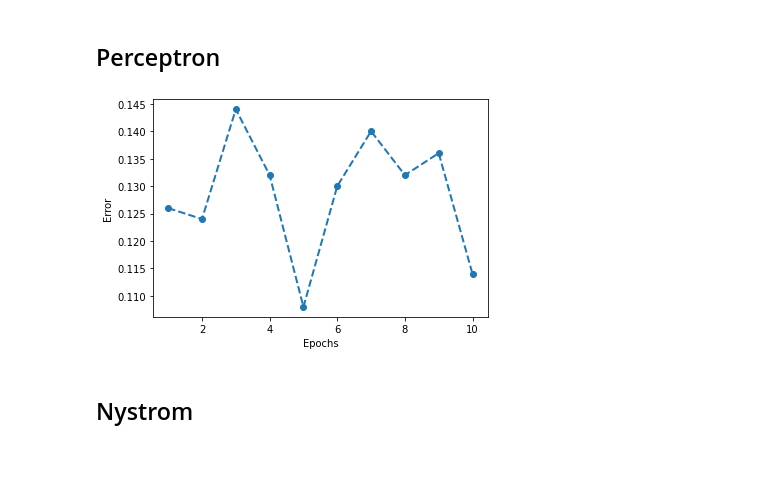
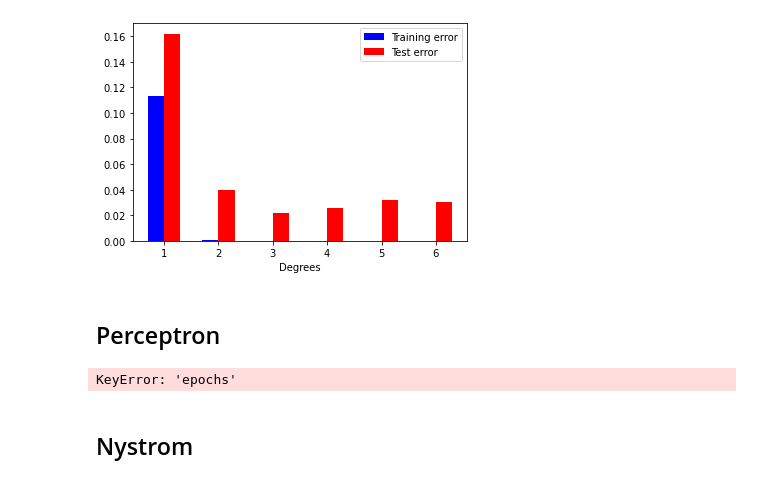
Before and after one commit to lfoscari/kernel-mnist, a Jupyter notebook: results.ipynb, the cells around one changed output. Saved outputs shown, nothing was run; the diff lists cells and outputs as text; code cells hidden in the pictures.

```diff
--- a/results.ipynb
+++ b/results.ipynb
@@ -23,15 +32,30 @@ def scatter(c):
+# %%
+w = 0.3
+
+training_errors = [kmp["epochs"]["10"]["degree"][str(d)]["training_error"] for d in degrees]
+test_errors = [kmp["epochs"]["10"]["degree"][str(d)]["test_error"] for d in degrees]
+
+ax = plt.subplot(111)
+plt.xticks([d + w / 2 for d in degrees], degrees)
+tre = ax.bar(degrees, training_errors, width=w, color="b", align="center")
+tee = ax.bar([d + w for d in degrees], test_errors, width=w, color="r", align="center")
+plt.legend([tre, tee], ["Training error", "Test error"])
+plt.xlabel("Degrees")
+plt.show()
+# %% [output]
+[figure, added]
 # %% [markdown]
 ## Perceptron
 # %%
 perceptron = json.load(open("./results/mp.json"))
-errors = [perceptron["epochs_amount"][str(e)]["error"] for e in epochs]
+errors = [perceptron["epochs"][str(e)]["test_error"] for e in epochs]
 
 p = plt.plot(epochs, errors, marker='o', linestyle='--', linewidth=2)
 plt.xlabel("Epochs")
-plt.ylabel("Error")
+plt.ylabel("Test error")
 plt.show()
 # %% [output]
-[figure, removed]
+KeyError: 'epochs'
 # %% [markdown]
 ## Nystrom
 # %%
```
Also changed, not shown: parts of 7 cells of this notebook, 8 other files.
